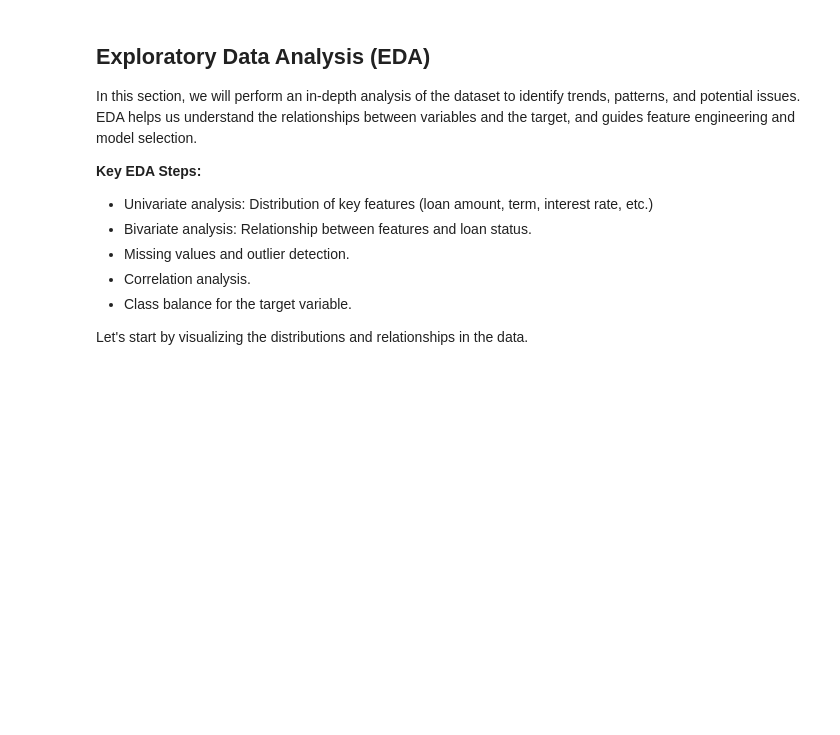
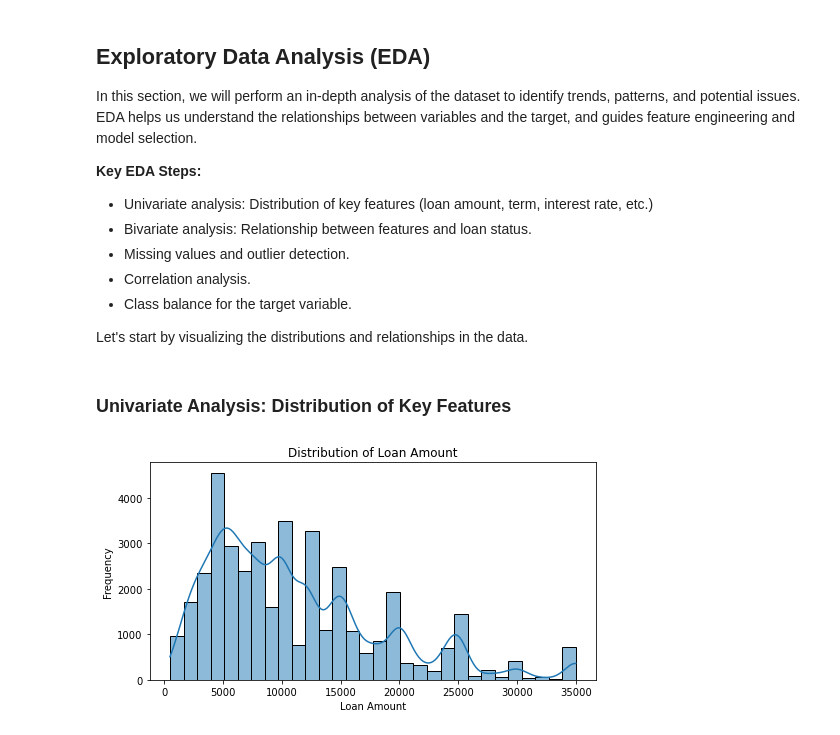
Before and after one commit to KweyuV/Digitizing-Loan-Approvals-for-Financial-Inclusion, a Jupyter notebook: Loan_approval_final.ipynb, the cells around one changed output. Saved outputs shown, nothing was run; the diff lists cells and outputs as text; code cells hidden in the pictures; blank space fills up the shorter version.

Commit message:
Add univariate analysis

```diff
--- a/Loan_approval_final.ipynb
+++ b/Loan_approval_final.ipynb
@@ -198,3 +198,15 @@ In this section, we will perform an in-depth analysis of the dataset to identify
 - Class balance for the target variable.
 
 Let's start by visualizing the distributions and relationships in the data.
+# %% [markdown]
+### Univariate Analysis: Distribution of Key Features
+# %%
+# Plot distribution of loan amount
+plt.figure(figsize=(8,4))
+sns.histplot(loan_df['loan_amnt'], bins=30, kde=True)
+plt.title('Distribution of Loan Amount')
+plt.xlabel('Loan Amount')
+plt.ylabel('Frequency')
+plt.show()
+# %% [output]
+[figure, added]
```
Also changed, not shown: parts of 9 cells of this notebook.
